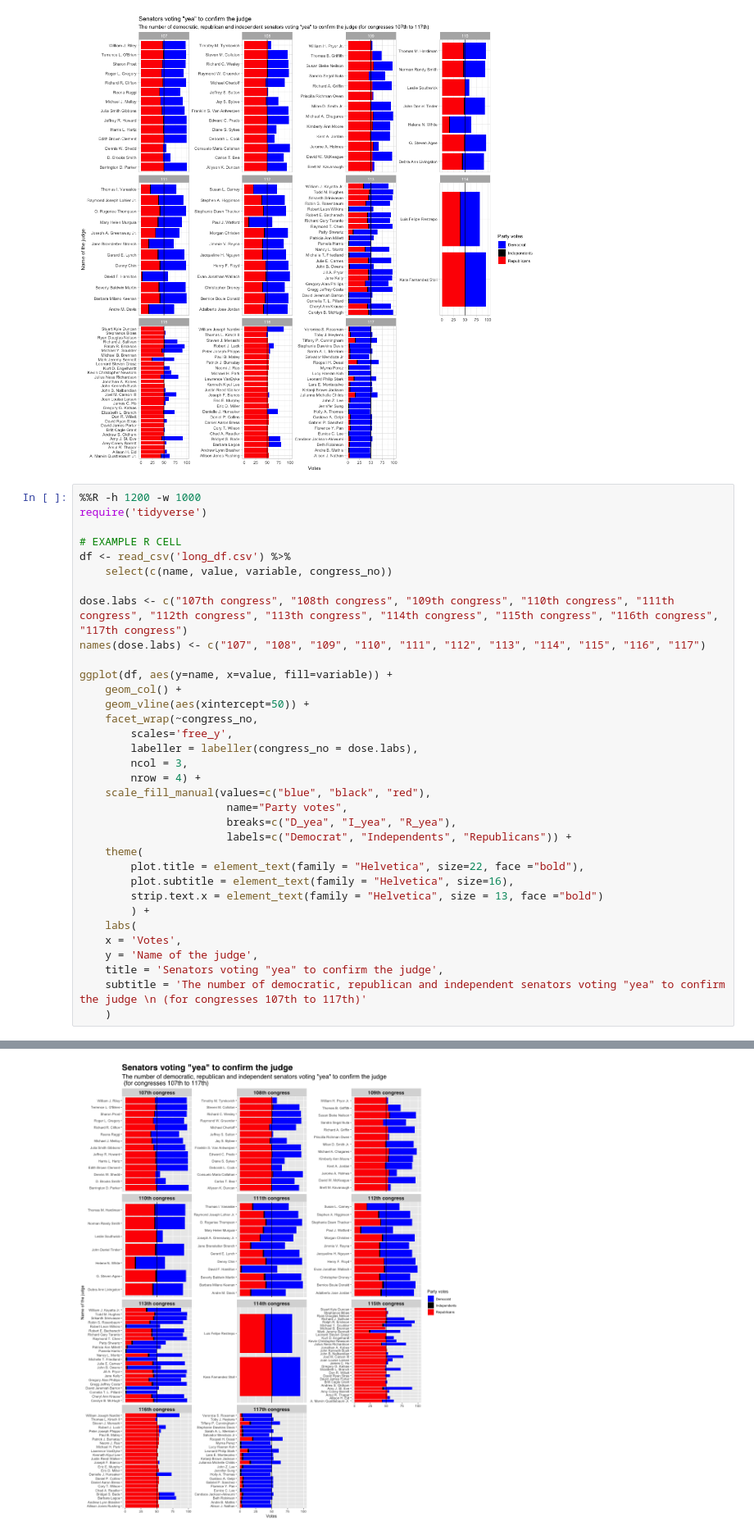
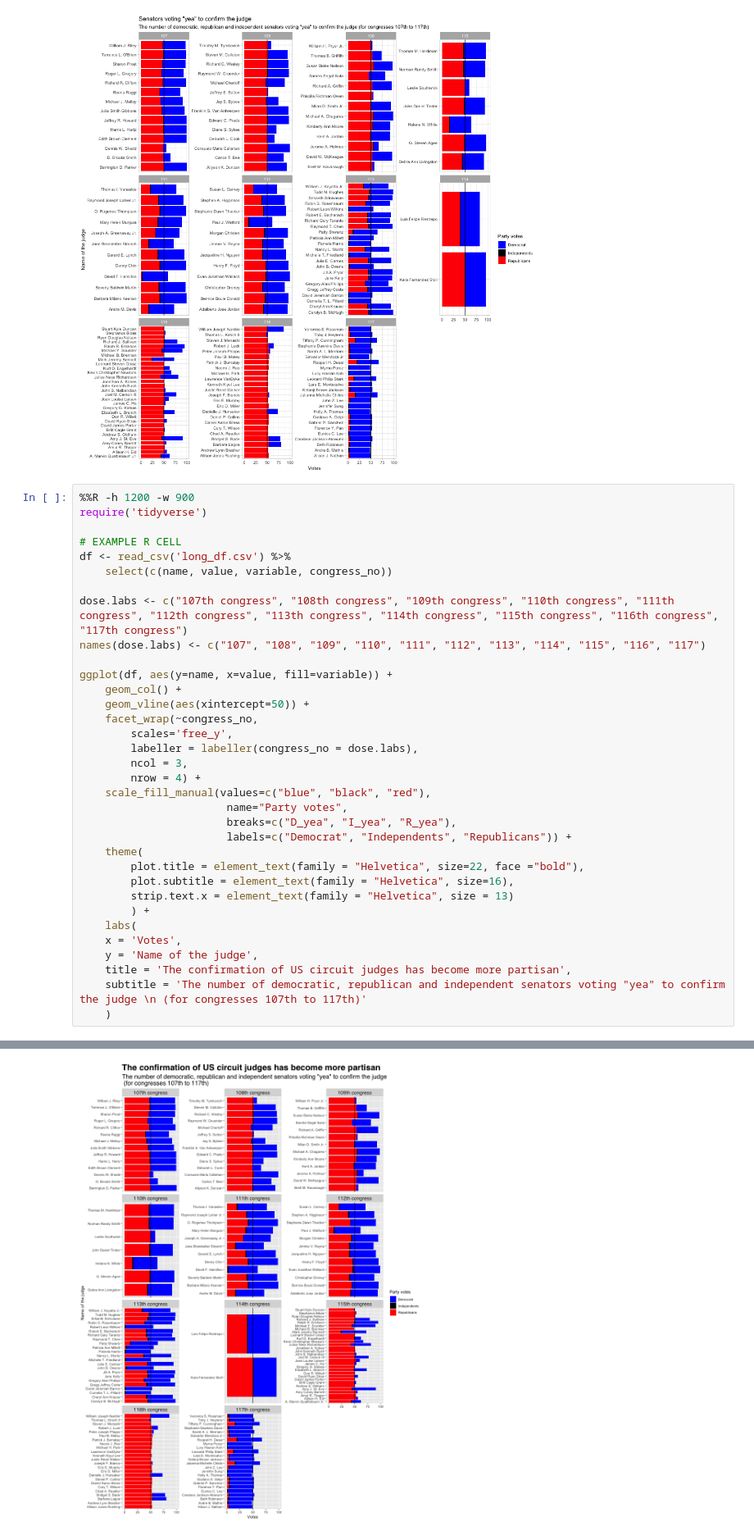
Before and after one commit to laurabejder/federal-judges-appointment, a Jupyter notebook: 06-vizualization.ipynb, the cells around one changed output, grey strips where cells are left out. Shown at 82% size. Drawn from its saved outputs; the diff is of its cells as text.

```diff
--- a/06-vizualization.ipynb
+++ b/06-vizualization.ipynb
@@ -173,7 +193,7 @@ date (1): confirmation_date
 ℹ Specify the column types or set `show_col_types = FALSE` to quiet this message.
 [figure]
 # %%
-%%R -h 1200 -w 1000
+%%R -h 1200 -w 900
 require('tidyverse')
 
 # EXAMPLE R CELL
@@ -187,33 +207,33 @@ ggplot(df, aes(y=name, x=value, fill=variable)) +
     geom_col() +
     geom_vline(aes(xintercept=50)) +
     facet_wrap(~congress_no,
         scales='free_y',
         labeller = labeller(congress_no = dose.labs),
         ncol = 3,
         nrow = 4) +
     scale_fill_manual(values=c("blue", "black", "red"),
                        name="Party votes",
                        breaks=c("D_yea", "I_yea", "R_yea"),
                        labels=c("Democrat", "Independents", "Republicans")) +
     theme(
         plot.title = element_text(family = "Helvetica", size=22, face ="bold"),
         plot.subtitle = element_text(family = "Helvetica", size=16),
-        strip.text.x = element_text(family = "Helvetica", size = 13, face ="bold")
+        strip.text.x = element_text(family = "Helvetica", size = 13)
         ) +
     labs(
     x = 'Votes',
     y = 'Name of the judge',
-    title = 'Senators voting "yea" to confirm the judge',
+    title = 'The confirmation of US circuit judges has become more partisan',
     subtitle = 'The number of democratic, republican and independent senators voting "yea" to confirm the judge \n (for congresses 107th to 117th)'
     )
 # %% [output]
 Rows: 525 Columns: 10
 ── Column specification ────────────────────────────────────────────────────────
 Delimiter: ","
 chr  (3): name, circuit, variable
 dbl  (6): congress_no, session, democrats, republicans, independents, value
 date (1): confirmation_date
 
 ℹ Use `spec()` to retrieve the full column specification for this data.
 ℹ Specify the column types or set `show_col_types = FALSE` to quiet this message.
-[figure, old version]
+[figure, new version]
```
Also changed, not shown: parts of 2 cells of this notebook, 3 other files.
